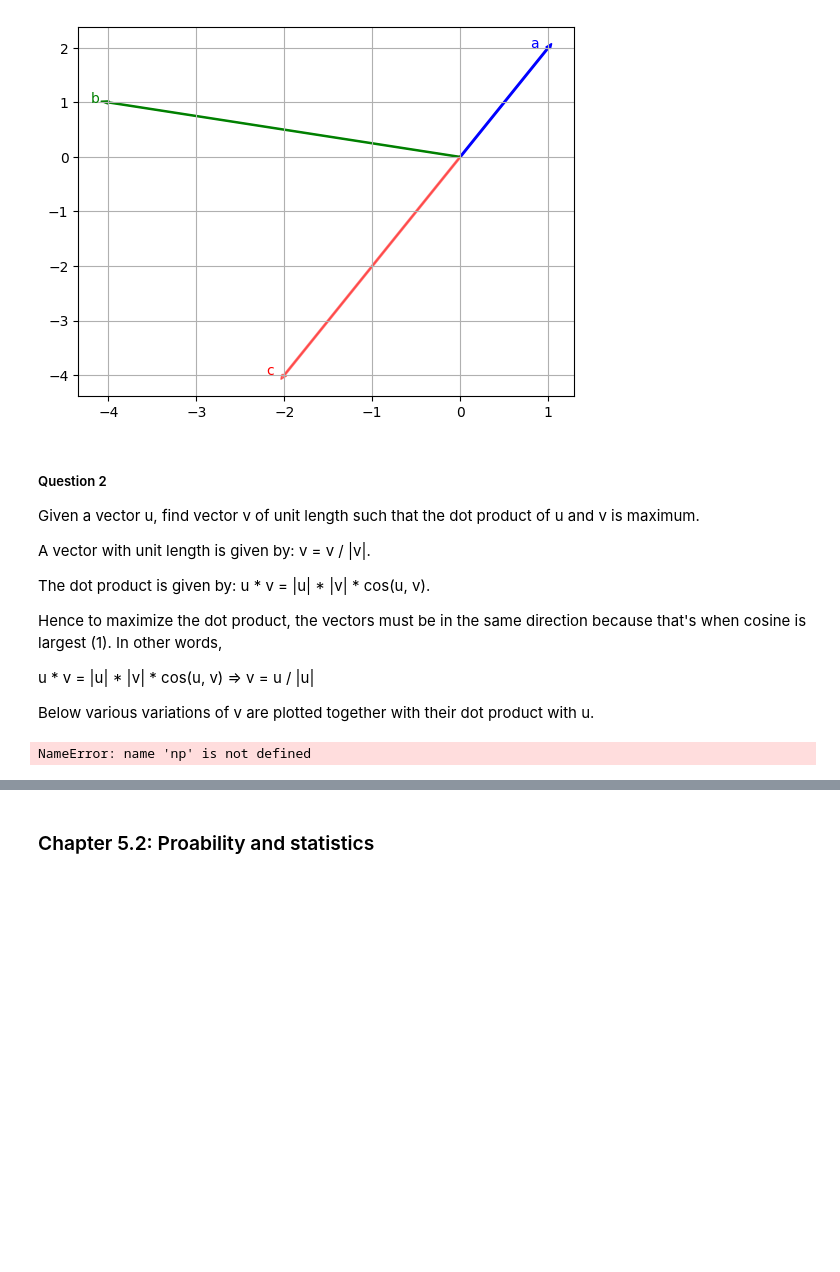
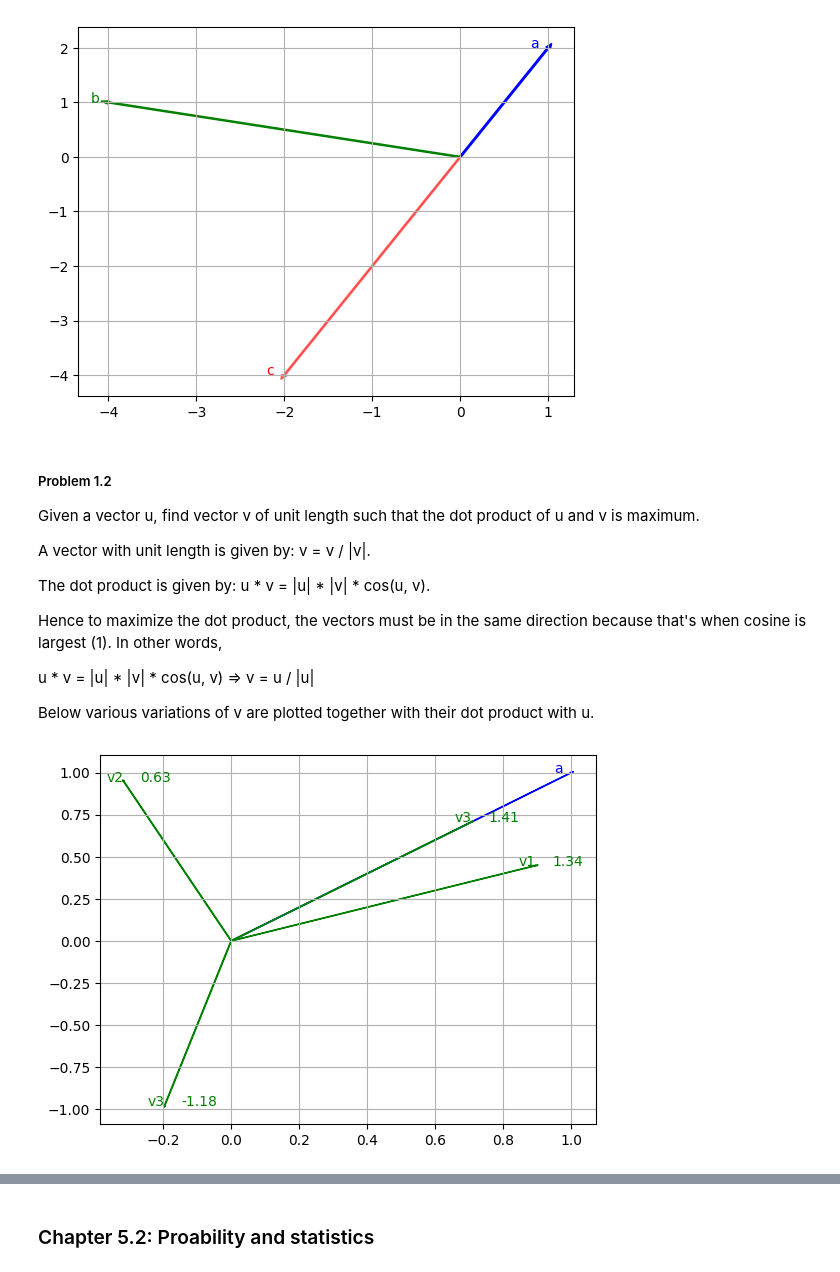
Before and after one commit to madskoefoed/Introduction-to-Machine-Learning-Interviews, a Jupyter notebook: Chapter_5.ipynb, the cells around one changed output, grey strips where cells are left out. Cells and saved outputs as stored; diff of their text form; code cells hidden in the pictures; blank space fills up the shorter version.

```diff
--- a/Chapter_5.ipynb
+++ b/Chapter_5.ipynb
@@ -32,7 +33,7 @@ plt.grid()
 The dot product between vector a = [1, 2] and [-4, 1] is equal to -2
 [figure]
 # %% [markdown]
-##### Question 2
+##### Problem 1.2
 Given a vector u, find vector v of unit length such that the dot product of u and v is maximum.
 
 A vector with unit length is given by: v = v / |v|.
@@ -45,8 +46,6 @@ u * v = |u| * |v| * cos(u, v) => v = u / |u|
 
 Below various variations of v are plotted together with their dot product with u.
 # %%
-# .
-
 u = [1, 1]
 
 v1 = [2, 1]
@@ -57,33 +56,34 @@ v2 = [-1, 3]
 v2 = v2 / np.sqrt(np.sum(v2[0]**2 + v2[1]**2))
 d2 = round(np.dot(u, v2), 2)
 
-v3 = [1, 1]
-v3 = v3 / np.sqrt(np.sum(v3[0]**2 + v3[1]**2))
+v3 = u / np.sqrt(np.sum(u[0]**2 + u[1]**2))
 d3 = round(np.dot(u, v3), 2)
 
 v4 = [-1, -5]
 v4 = v4 / np.sqrt(np.sum(v4[0]**2 + v4[1]**2))
 d4 = round(np.dot(u, v4), 2)
+
+v5 = u / np.sqrt(np.sum(u[0]**2 + u[1]**2))
 
 plt.arrow(0, 0, u[0], u[1], width=0.002, color="blue")
 plt.text(u[0]-0.05, u[1], "a", color="blue")
 
 plt.arrow(0, 0, v1[0], v1[1], width=0.002, color="green")
 plt.text(v1[0]-0.05, v1[1], "v1", color="green")
 plt.text(v1[0]+0.05, v1[1], str(d1), color="green")
 
 plt.arrow(0, 0, v2[0], v2[1], width=0.002, color="green")
 plt.text(v2[0]-0.05, v2[1], "v2", color="green")
 plt.text(v2[0]+0.05, v2[1], str(d2), color="green")
 
 plt.arrow(0, 0, v3[0], v3[1], width=0.002, color="green")
 plt.text(v3[0]-0.05, v3[1], "v3", color="green")
 plt.text(v3[0]+0.05, v3[1], str(d3), color="green")
 
 plt.arrow(0, 0, v4[0], v4[1], width=0.002, color="green")
 plt.text(v4[0]-0.05, v4[1], "v3", color="green")
 plt.text(v4[0]+0.05, v4[1], str(d4), color="green")
 
 plt.grid()
 # %% [output]
-NameError: name 'np' is not defined
+[figure, added]
```
Also changed, not shown: parts of 22 cells of this notebook.
